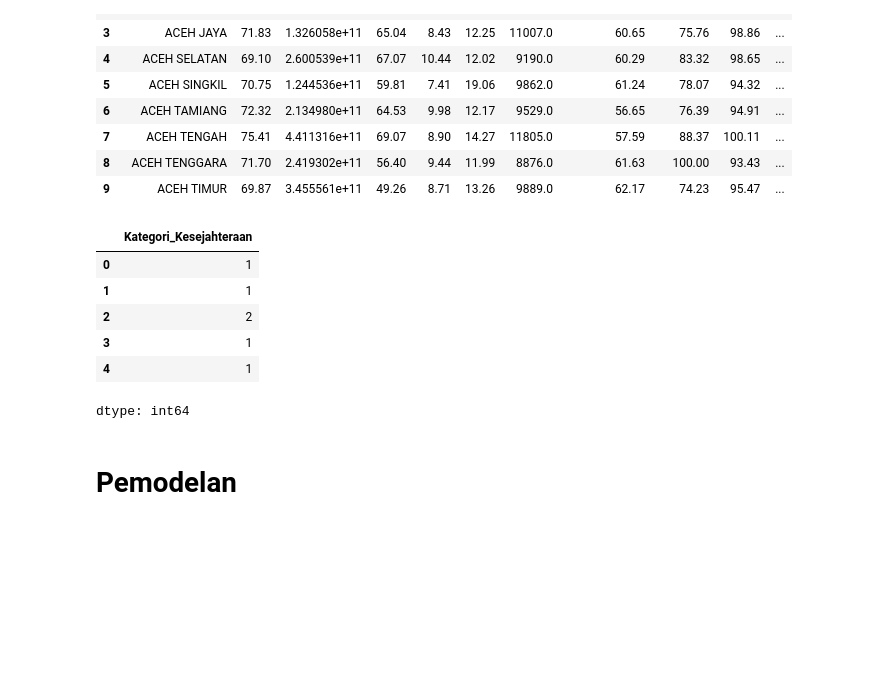
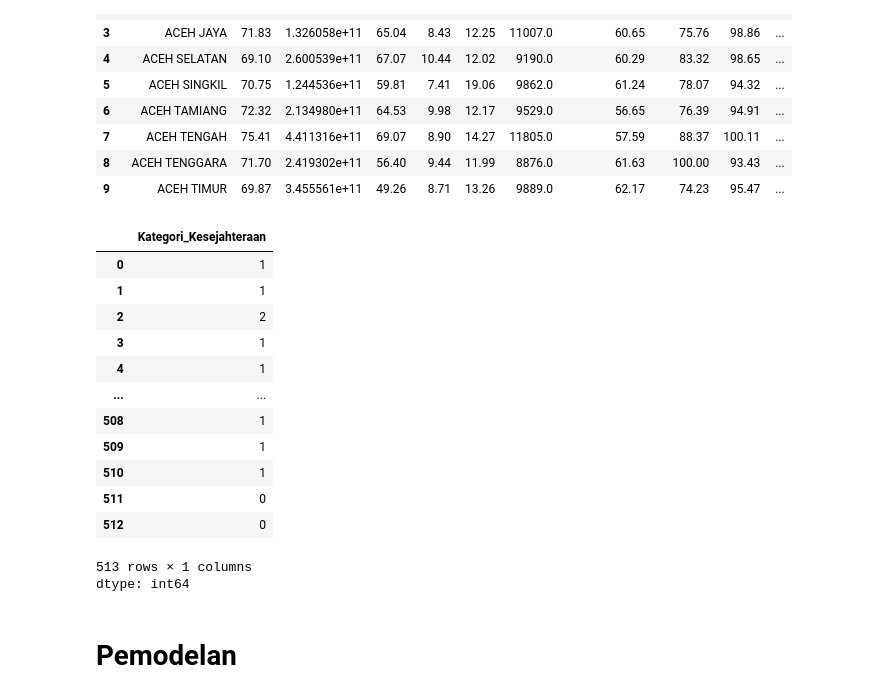
Before and after one commit to panjiarf4/ImBoost, a Jupyter notebook: SML_Project_2.ipynb, the cells around one changed output. Saved outputs shown, nothing was run; the diff lists cells and outputs as text; code cells hidden in the pictures; blank space fills up the shorter version.

```diff
--- a/SML_Project_2.ipynb
+++ b/SML_Project_2.ipynb
@@ -365,14 +365,21 @@ X = data_encoded[features]
 y = data_encoded["Kategori_Kesejahteraan"]
 # %%
 X.head()
-y.head()
+y.head(515)
 # %% [output]
 |  | Kategori_Kesejahteraan |
 | 0 | 1 |
 | 1 | 1 |
 | 2 | 2 |
 | 3 | 1 |
 | 4 | 1 |
+| ... | ... |
+| 508 | 1 |
+| 509 | 1 |
+| 510 | 1 |
+| 511 | 0 |
+| 512 | 0 |
+513 rows × 1 columns
 dtype: int64
 # %%
 # Split data
```
Also changed, not shown: parts of 28 cells of this notebook.
